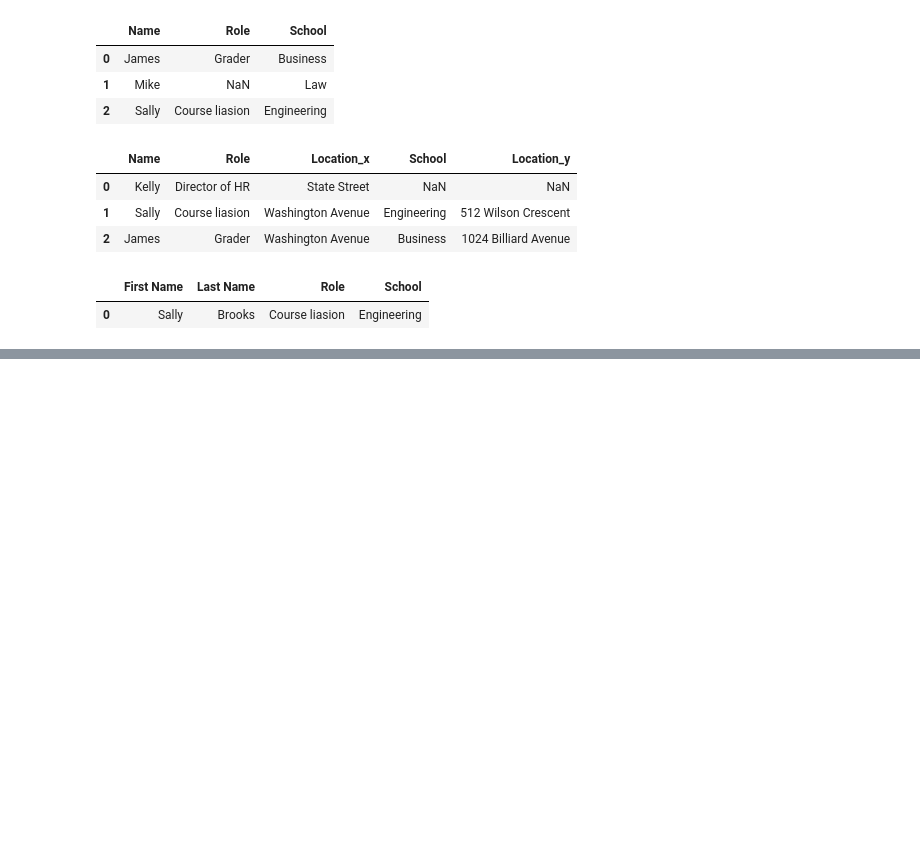
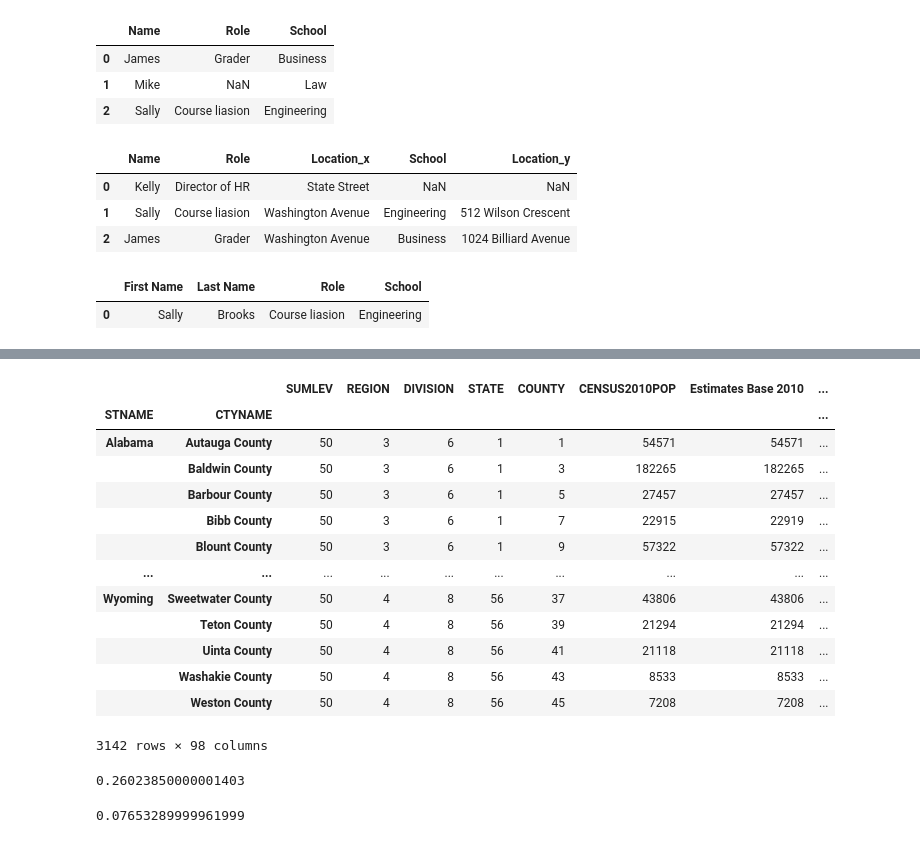
Before and after one commit to Gonza740/first_steps, a Jupyter notebook: advancedDataFrames.ipynb, the cells around one changed output, grey strips where cells are left out. Drawn from its saved outputs; the diff is of its cells as text; code cells hidden in the pictures; blank space fills up the shorter version.

```diff
--- a/advancedDataFrames.ipynb
+++ b/advancedDataFrames.ipynb
@@ -137,0 +145,64 @@ pd.merge(staff_df, student_df, how = 'inner', on = ['First Name', 'Last Name'])
+# %%
+df = pd.read_csv('data/census.csv')
+# The first of the pandas idioms I would like to talk about is called method chaining. The general idea behind method chaining is that every method on an object returns a reference to that object.
+# The beauty of this is that you can condense many different operations on a DataFrame, for instance, into one line or at least one statement of code.
+# Here's the pandorable way to write code with method chaining. In this code I'm going to pull out the state and city names as a multiple index, and I'm going to do so only for data which has a
+# summary level of 50, which in this dataset is county - level data. I'll rename a column too, just to make it a bit more readable.
+(df.where(df['SUMLEV'] == 50)
+   .dropna()
+   .set_index(['STNAME', 'CTYNAME'])
+   .rename(columns = {'ESTIMATESBASE2010': 'Estimates Base 2010'}))
+# Lets walk through this.First, we use the where() function on the dataframe and pass in a boolean mask which is only true for those rows where SUMLE is equal to 50. This indicates in our source data
+# is summarized at the conuty level. With te result of where() function evaluated, we drop missing values. Remember that .where() doesn't drop missing values by default. The we set an index on the
+# result of that. In this case I've set it to the state name followed by the county name. Finally, I rename a column to mmake it more readable. Note that instead od writing this all on one line,
+# as I could have done, I bega the statemen with parenthesus, which tell python I'm going to span the statemen over multiple lines for readability.
+df[df['SUMLEV']==50].set_index(['STNAME','CTYNAME']).rename(columns={'ESTIMATESBASE2010': 'Estimates Base 2010'}) # this is alternative way, only in one line and use [] operator with boolean mask
+# instaed of where and dropna
+# %% [output]
+|  |  | SUMLEV | REGION | DIVISION | STATE | COUNTY | CENSUS2010POP | Estimates Base 2010 | ... |
+| STNAME | CTYNAME |  |  |  |  |  |  |  | ... |
+| Alabama | Autauga County | 50 | 3 | 6 | 1 | 1 | 54571 | 54571 | ... |
+|  | Baldwin County | 50 | 3 | 6 | 1 | 3 | 182265 | 182265 | ... |
+|  | Barbour County | 50 | 3 | 6 | 1 | 5 | 27457 | 27457 | ... |
+|  | Bibb County | 50 | 3 | 6 | 1 | 7 | 22915 | 22919 | ... |
+|  | Blount County | 50 | 3 | 6 | 1 | 9 | 57322 | 57322 | ... |
+| ... | ... | ... | ... | ... | ... | ... | ... | ... | ... |
+| Wyoming | Sweetwater County | 50 | 4 | 8 | 56 | 37 | 43806 | 43806 | ... |
+|  | Teton County | 50 | 4 | 8 | 56 | 39 | 21294 | 21294 | ... |
+|  | Uinta County | 50 | 4 | 8 | 56 | 41 | 21118 | 21118 | ... |
+|  | Washakie County | 50 | 4 | 8 | 56 | 43 | 8533 | 8533 | ... |
+|  | Weston County | 50 | 4 | 8 | 56 | 45 | 7208 | 7208 | ... |
+3142 rows × 98 columns
+# %%
+# Now, the key with ony good idiom is to understand when it isn't helping you. In this case, you can actually time both methods and see which on run faster. We can put the approach into a function
+# and pass the function into the timeit function to count the time the paramet number allows us to choose how many times we want to run the function. Here we will just set it to 10
+def first_approach():
+    global df
+    return (df.where(df['SUMLEV']==50)
+             .dropna()
+             .set_index(['STNAME','CTYNAME'])
+             .rename(columns={'ESTIMATESBASE2010': 'Estimates Base 2010'}))
+
+# Read in our dataset anew
+df = pd.read_csv('data/census.csv')
+
+# And now lets run it
+timeit.timeit(first_approach, number=10)
+# %% [output]
+0.26023850000001403
+# %%
+# Now let's test the second approach. As you may notice, we use our global variable df in the function. However, changing a global variable inside a function will modify the variable even in a global scope and we
+# do not want that to happen in this case. Therefore, for selecting summary levels of 50 only, I create a new dataframe for those records
+
+
+def second_approach():
+    global df
+    return df[df['SUMLEV']==50].set_index(['STNAME','CTYNAME']).rename(columns={'ESTIMATESBASE2010': 'Estimates Base 2010'})
+
+# Read in our dataset anew
+df = pd.read_csv('data/census.csv')
+
+# And now lets run it
+timeit.timeit(second_approach, number=10)
+# %% [output]
+0.07653289999961999
```
Also changed, not shown: parts of 68 cells of this notebook, 9 other files.
